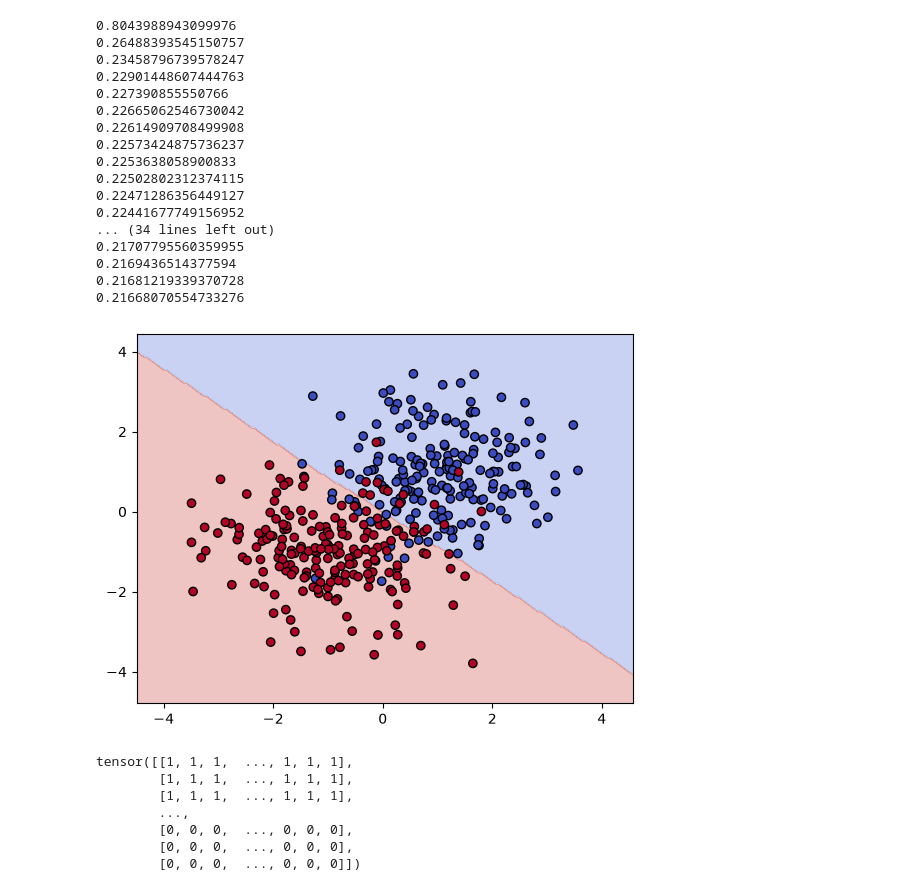
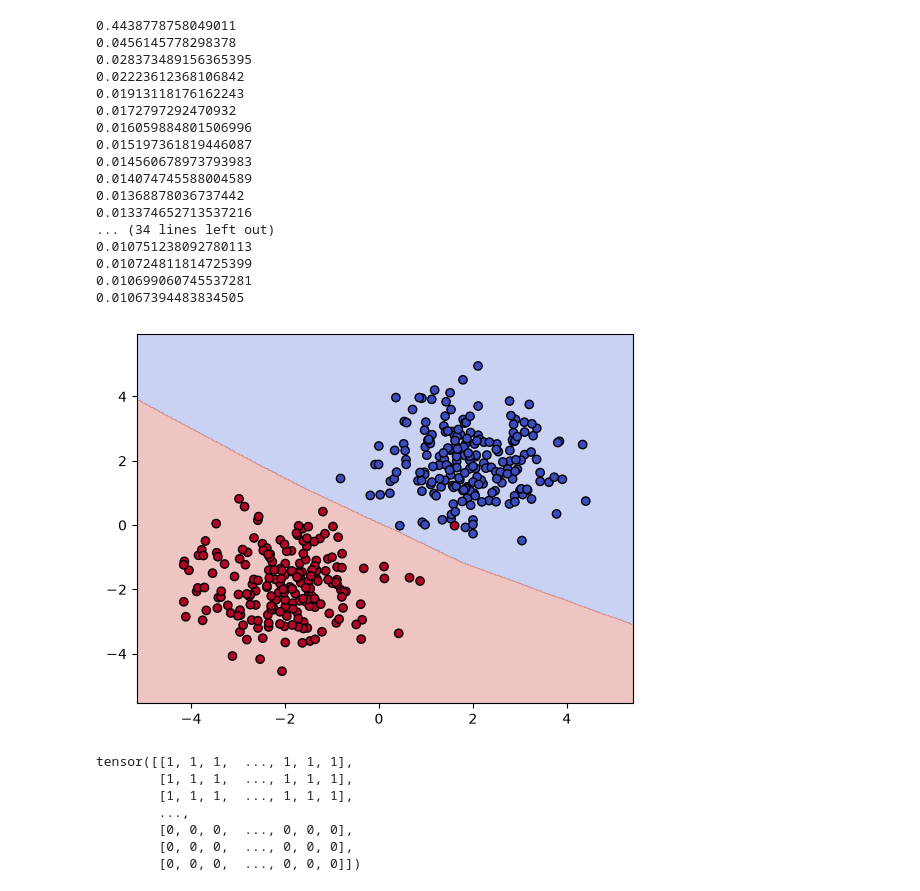
Before and after one commit to FGFAnderson/mech-interp-mini-projects, a Jupyter notebook: torch_nn/NeuralNet.ipynb, the cells around one changed output. Cells and saved outputs as stored; diff of their text form; code cells hidden in the pictures.

```diff
--- a/torch_nn/NeuralNet.ipynb
+++ b/torch_nn/NeuralNet.ipynb
@@ -9,8 +20,8 @@ def make_gaussian_data(mean: tuple[float, float], count: int, std: float, label:
     labels = torch.full((count, 1), label)
     return torch.cat([gaussian, labels], dim=1)
 
-cluster_1 = make_gaussian_data((1, 1), 200, 1.0, 0)
-cluster_2 = make_gaussian_data((-1, -1), 200, 1.0, 1)
+cluster_1 = make_gaussian_data((2, 2), 200, 1.0, 0)
+cluster_2 = make_gaussian_data((-2, -2), 200, 1.0, 1)
 
 data = torch.cat([cluster_1, cluster_2], dim=0)
 # %%
@@ -63,49 +74,49 @@ y = data[:, 2].long()
 criterion = nn.CrossEntropyLoss()
 train(model, X, y, criterion)
 # %% [output]
-0.8043988943099976
-0.26488393545150757
-0.23458796739578247
-0.22901448607444763
-0.227390855550766
-0.22665062546730042
-0.22614909708499908
-0.22573424875736237
-0.2253638058900833
-0.22502802312374115
-0.22471286356449127
-0.22441677749156952
+0.4438778758049011
+0.0456145778298378
+0.028373489156365395
+0.02223612368106842
+0.01913118176162243
+0.0172797292470932
+0.016059884801506996
+0.015197361819446087
+0.014560678973793983
+0.014074745588004589
+0.01368878036737442
+0.013374652713537216
 ... (34 lines left out)
-0.21707795560359955
-0.2169436514377594
-0.21681219339370728
-0.21668070554733276
+0.010751238092780113
+0.010724811814725399
+0.010699060745537281
+0.01067394483834505
 # %%
 def decision_boundary(model, steps):
     x_min, x_max = data[:, 0].min() - 1, data[:, 0].max() + 1
     y_min, y_max = data[:, 1].min() - 1, data[:, 1].max() + 1
 
     x_vals = torch.linspace(x_min, x_max, steps)
     y_vals = torch.linspace(y_min, y_max, steps)
     xx, yy = torch.meshgrid(x_vals, y_vals, indexing='xy')
     grid = torch.stack([xx.flatten(), yy.flatten()], dim=1)
 
     model.eval()
     with torch.no_grad():
         preds = model(grid).argmax(dim=1)
 
     preds = preds.reshape(xx.shape)
 
     plt.contourf(xx.numpy(), yy.numpy(), preds.numpy(), alpha=0.3, cmap='coolwarm')
     plt.scatter(data[:, 0], data[:, 1], c=data_np[:, 2], cmap='coolwarm', edgecolors='k')
     plt.show()
 
     return preds
 
 
-decision_boundary(model, 200)
+decision_boundary(model, 400)
 # %% [output]
-[figure, old version]
+[figure, new version]
 tensor([[1, 1, 1,  ..., 1, 1, 1],
         [1, 1, 1,  ..., 1, 1, 1],
         [1, 1, 1,  ..., 1, 1, 1],
```
Also changed, not shown: parts of 3 cells of this notebook.
